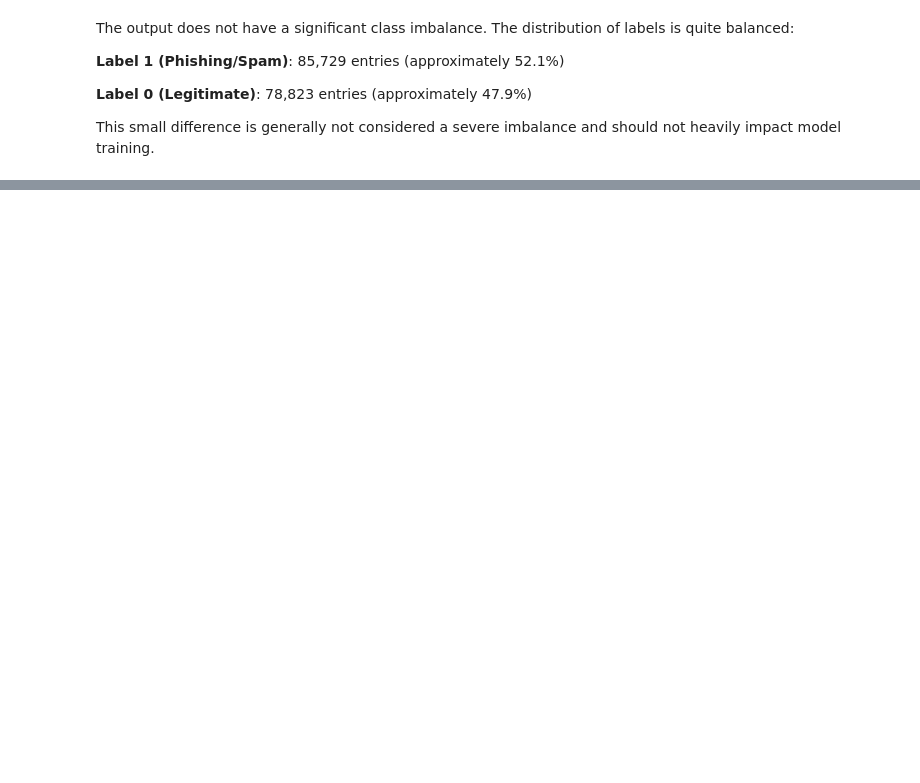
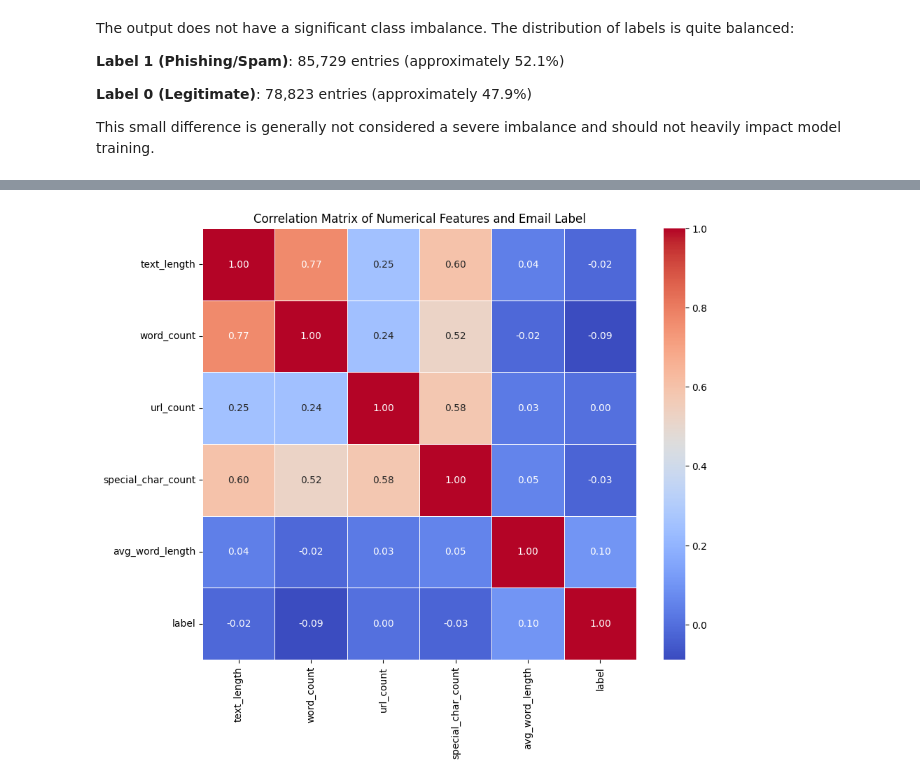
Before and after one commit to Inn0cent-Zer0/AI_detection_phishing_mails, a Jupyter notebook: AI_phishphing_detection.ipynb, the cells around one changed output, grey strips where cells are left out. Cells and saved outputs as stored; diff of their text form; code cells hidden in the pictures; blank space fills up the shorter version.

```diff
--- a/AI_phishphing_detection.ipynb
+++ b/AI_phishphing_detection.ipynb
@@ -377,3 +416,40 @@ The output does not have a significant class imbalance. The distribution of labe
 **Label 0 (Legitimate)**: 78,823 entries (approximately 47.9%)
 
 This small difference is generally not considered a severe imbalance and should not heavily impact model training.
+# %%
+import re
+
+# 1. Calculate text length
+df_combined['text_length'] = df_combined['text_combined'].apply(len)
+
+# 2. Count number of words
+df_combined['word_count'] = df_combined['text_combined'].apply(lambda x: len(x.split()))
+
+# 3. Count URLs
+def count_urls(text):
+    # Regex to find URLs (http, https, www. or common TLDs like .com, .org, etc.)
+    # This regex is a simple one and might not catch all edge cases, but covers common patterns.
+    url_pattern = re.compile(r'\b(?:https?://|www\.|[a-zA-Z0-9-]+\.[a-zA-Z]{2,6})(?:/[^\s]*)?\b')
+    return len(url_pattern.findall(text))
+
+df_combined['url_count'] = df_combined['text_combined'].apply(count_urls)
+
+# 4. Count special characters
+def count_special_chars(text):
+    # This regex matches any character that is not a letter, number, or whitespace
+    special_char_pattern = re.compile(r'[^a-zA-Z0-9\s]')
+    return len(special_char_pattern.findall(text))
+
+df_combined['special_char_count'] = df_combined['text_combined'].apply(count_special_chars)
+
+# 5. Calculate average word length
+def average_word_length(text):
+    words = [word for word in text.split() if word]
+    if not words:
+        return 0
+    return sum(len(word) for word in words) / len(words)
+
+df_combined['avg_word_length'] = df_combined['text_combined'].apply(average_word_length)
+
+# Display the first few rows of the updated DataFrame
+display(df_combined.head())
@@ -379,0 +504,10 @@ This small difference is generally not considered a severe imbalance and should
+# %%
+numerical_features = ['text_length', 'word_count', 'url_count', 'special_char_count', 'avg_word_length', 'label']
+correlation_matrix = df_combined[numerical_features].corr()
+
+plt.figure(figsize=(10, 8))
+sns.heatmap(correlation_matrix, annot=True, cmap='coolwarm', fmt='.2f', linewidths=.5)
+plt.title('Correlation Matrix of Numerical Features and Email Label')
+plt.show()
+# %% [output]
+[figure, added]
```
Also changed, not shown: parts of 15 cells of this notebook.
